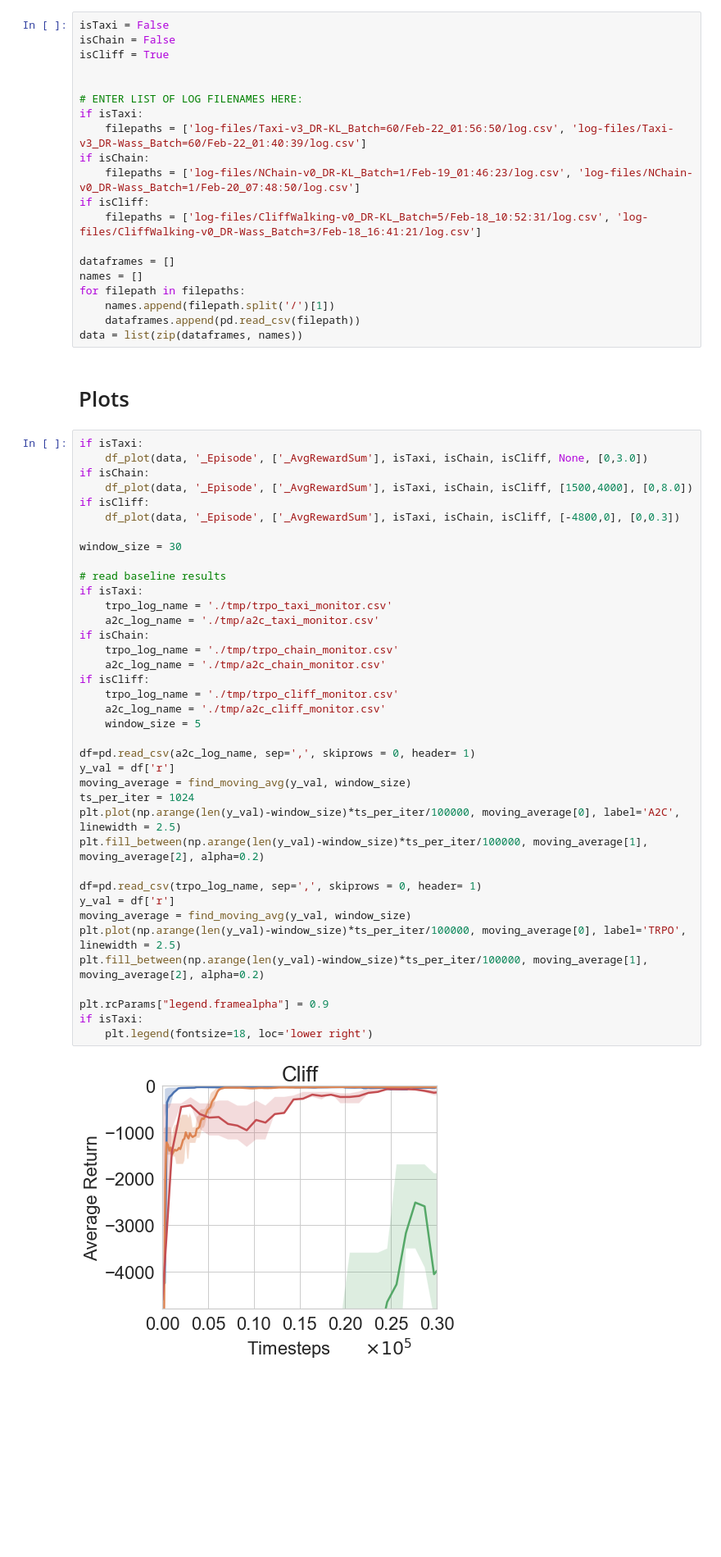
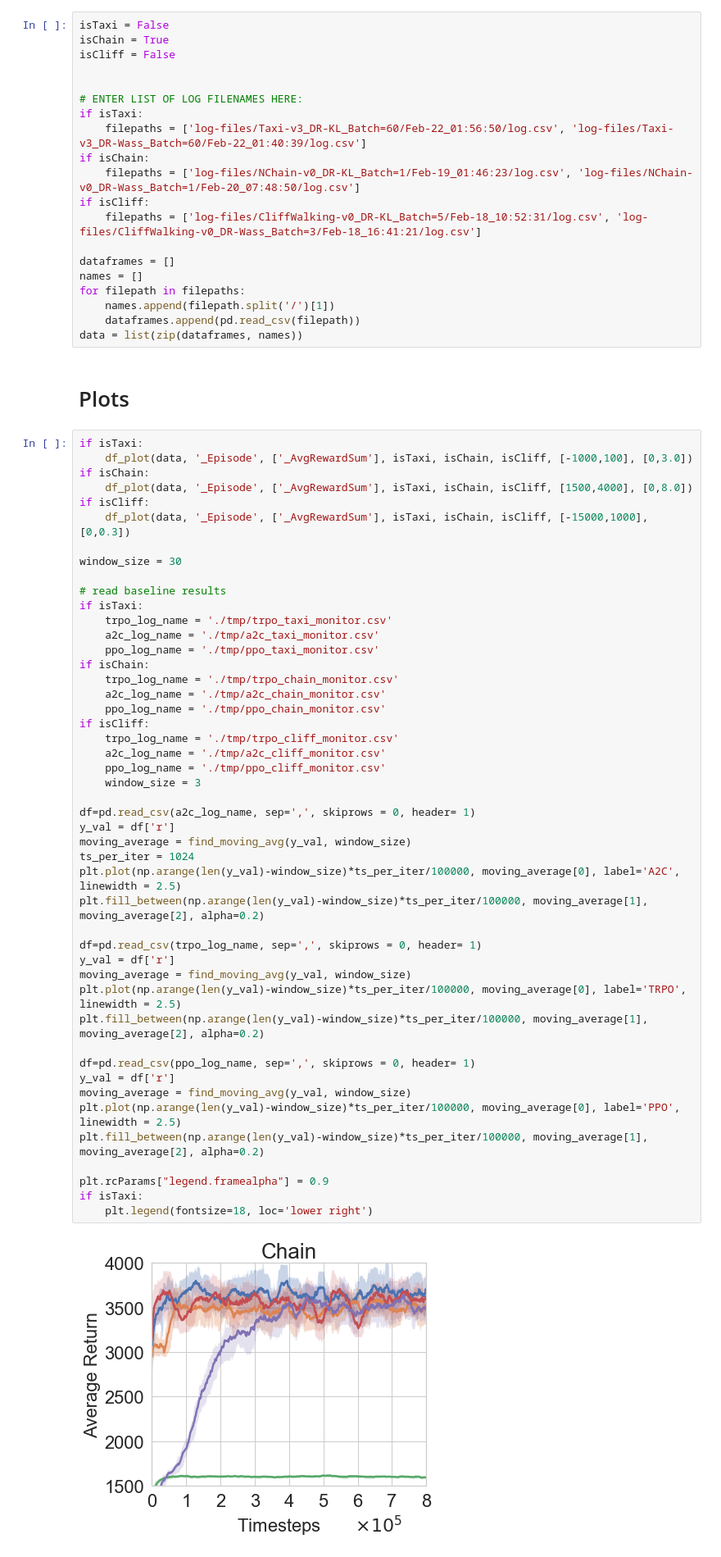
Before and after one commit to kadysongbb/dr-trpo, a Jupyter notebook: tabular/view_training.ipynb, the cells around one changed output. Shown at 82% size. Cells and saved outputs as stored; diff of their text form; blank space fills up the shorter version.

Commit message:
add ppo in figures

```diff
--- a/tabular/view_training.ipynb
+++ b/tabular/view_training.ipynb
@@ -72,8 +72,8 @@ def df_plot(dfs, x, ys, isTaxi, isChain, isCliff, ylim=None, xlim=None, legend_l
     plt.ylabel('Average Return',fontsize=22)
 # %%
 isTaxi = False
-isChain = False
-isCliff = True
+isChain = True
+isCliff = False
 
 
 # ENTER LIST OF LOG FILENAMES HERE:
@@ -94,41 +94,50 @@ data = list(zip(dataframes, names))
 # Plots
 # %%
 if isTaxi:
-    df_plot(data, '_Episode', ['_AvgRewardSum'], isTaxi, isChain, isCliff, None, [0,3.0])
+    df_plot(data, '_Episode', ['_AvgRewardSum'], isTaxi, isChain, isCliff, [-1000,100], [0,3.0])
 if isChain:
     df_plot(data, '_Episode', ['_AvgRewardSum'], isTaxi, isChain, isCliff, [1500,4000], [0,8.0])
 if isCliff:
-    df_plot(data, '_Episode', ['_AvgRewardSum'], isTaxi, isChain, isCliff, [-4800,0], [0,0.3])
+    df_plot(data, '_Episode', ['_AvgRewardSum'], isTaxi, isChain, isCliff, [-15000,1000], [0,0.3])
 
 window_size = 30
 
 # read baseline results
 if isTaxi:
     trpo_log_name = './tmp/trpo_taxi_monitor.csv'
     a2c_log_name = './tmp/a2c_taxi_monitor.csv'
+    ppo_log_name = './tmp/ppo_taxi_monitor.csv'
 if isChain:
     trpo_log_name = './tmp/trpo_chain_monitor.csv'
     a2c_log_name = './tmp/a2c_chain_monitor.csv'
+    ppo_log_name = './tmp/ppo_chain_monitor.csv'
 if isCliff:
     trpo_log_name = './tmp/trpo_cliff_monitor.csv'
     a2c_log_name = './tmp/a2c_cliff_monitor.csv'
-    window_size = 5
+    ppo_log_name = './tmp/ppo_cliff_monitor.csv'
+    window_size = 3
 
 df=pd.read_csv(a2c_log_name, sep=',', skiprows = 0, header= 1)
 y_val = df['r']
 moving_average = find_moving_avg(y_val, window_size)
 ts_per_iter = 1024
 plt.plot(np.arange(len(y_val)-window_size)*ts_per_iter/100000, moving_average[0], label='A2C', linewidth = 2.5)
 plt.fill_between(np.arange(len(y_val)-window_size)*ts_per_iter/100000, moving_average[1], moving_average[2], alpha=0.2)
 
 df=pd.read_csv(trpo_log_name, sep=',', skiprows = 0, header= 1)
 y_val = df['r']
 moving_average = find_moving_avg(y_val, window_size)
 plt.plot(np.arange(len(y_val)-window_size)*ts_per_iter/100000, moving_average[0], label='TRPO', linewidth = 2.5)
 plt.fill_between(np.arange(len(y_val)-window_size)*ts_per_iter/100000, moving_average[1], moving_average[2], alpha=0.2)
 
+df=pd.read_csv(ppo_log_name, sep=',', skiprows = 0, header= 1)
+y_val = df['r']
+moving_average = find_moving_avg(y_val, window_size)
+plt.plot(np.arange(len(y_val)-window_size)*ts_per_iter/100000, moving_average[0], label='PPO', linewidth = 2.5)
+plt.fill_between(np.arange(len(y_val)-window_size)*ts_per_iter/100000, moving_average[1], moving_average[2], alpha=0.2)
+
 plt.rcParams["legend.framealpha"] = 0.9
 if isTaxi:
     plt.legend(fontsize=18, loc='lower right')
 # %% [output]
-[figure, old version]
+[figure, new version]
```
Also changed, not shown: 16 other files.
